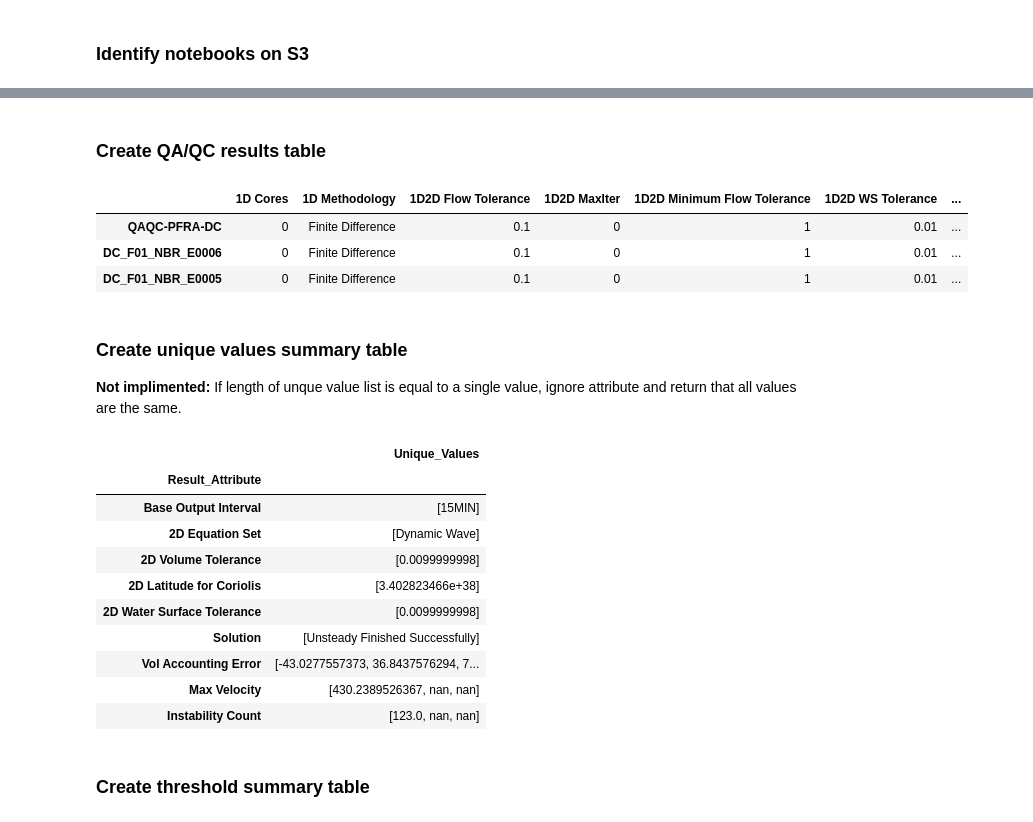
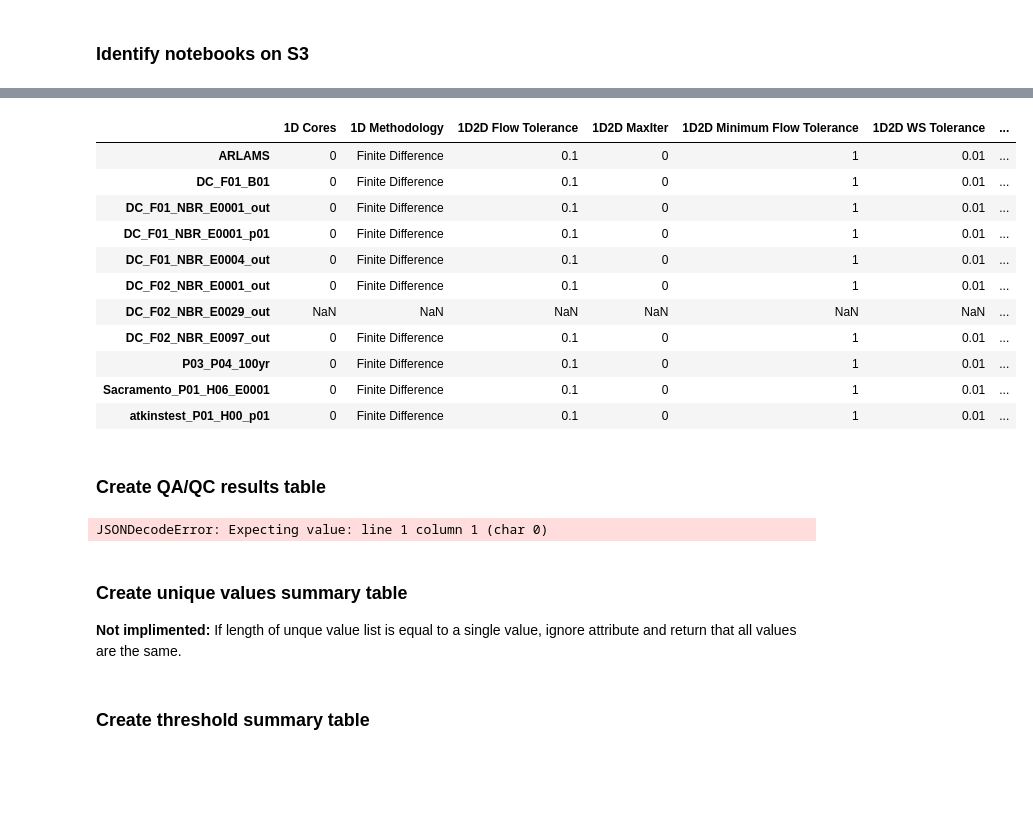
Before and after one commit to Dewberry/hecrasio, a Jupyter notebook: Summarize-QAQC.ipynb, the cells around one changed output, grey strips where cells are left out. Cells and saved outputs as stored; diff of their text form; code cells hidden in the pictures; blank space fills up the shorter version.

```diff
--- a/Summarize-QAQC.ipynb
+++ b/Summarize-QAQC.ipynb
@@ -25,6 +25,6 @@ pd.set_option("display.max_columns", 1000)
 # %%
 # Either of these will work
 
-# pull_scraps(single_folder = "s3://azavea/jwx_test/nbs/nbs_all/")
+books = pull_scraps(single_folder = "s3://azavea/jwx_test/data/pfra_test_nbs")
 
-books = pull_scraps(multi_folder = 'yes', bucket = 'azavea', prefix = 'jwx_test/nbs/nb0', name_selector = 'DC')
+# books = pull_scraps(multi_folder = 'yes', bucket = 'azavea', prefix = 'jwx_test/nbs/nb0', name_selector = 'DC')
@@ -30,0 +54,15 @@ books = pull_scraps(multi_folder = 'yes', bucket = 'azavea', prefix = 'jwx_test/
+# %%
+result_dict = {}
+for tup in books:
+    nb, results = tup
+    scrap_data = []
+    for scrap in results.scraps:
+        if scrap == 'Global Errors':
+            errors = results.scraps['Global Errors'].data
+            print("WARNING! {} had the following global errors: {}".format(nb, errors))
+        elif scrap != 'Global Errors':
+            logged_information = list(json.loads(scrap).values())[0]
+            scrap_data.append(logged_information)
+        else:
+            print('Unexpected scrap name identified, please troubleshoot!')
+    result_dict[nb] = dict(ChainMap(*scrap_data))
@@ -31,13 +72,25 @@ books = pull_scraps(multi_folder = 'yes', bucket = 'azavea', prefix = 'jwx_test/
+# %%
+pd.DataFrame.from_dict(result_dict).T
+# %% [output]
+|  | 1D Cores | 1D Methodology | 1D2D Flow Tolerance | 1D2D MaxIter | 1D2D Minimum Flow Tolerance | 1D2D WS Tolerance | ... |
+| ARLAMS | 0 | Finite Difference | 0.1 | 0 | 1 | 0.01 | ... |
+| DC_F01_B01 | 0 | Finite Difference | 0.1 | 0 | 1 | 0.01 | ... |
+| DC_F01_NBR_E0001_out | 0 | Finite Difference | 0.1 | 0 | 1 | 0.01 | ... |
+| DC_F01_NBR_E0001_p01 | 0 | Finite Difference | 0.1 | 0 | 1 | 0.01 | ... |
+| DC_F01_NBR_E0004_out | 0 | Finite Difference | 0.1 | 0 | 1 | 0.01 | ... |
+| DC_F02_NBR_E0001_out | 0 | Finite Difference | 0.1 | 0 | 1 | 0.01 | ... |
+| DC_F02_NBR_E0029_out | NaN | NaN | NaN | NaN | NaN | NaN | ... |
+| DC_F02_NBR_E0097_out | 0 | Finite Difference | 0.1 | 0 | 1 | 0.01 | ... |
+| P03_P04_100yr | 0 | Finite Difference | 0.1 | 0 | 1 | 0.01 | ... |
+| Sacramento_P01_H06_E0001 | 0 | Finite Difference | 0.1 | 0 | 1 | 0.01 | ... |
+| atkinstest_P01_H00_p01 | 0 | Finite Difference | 0.1 | 0 | 1 | 0.01 | ... |
 # %% [markdown]
 ### Create QA/QC results table
 # %%
 results = make_qaqc_table(books)
 results.head(5)
 # %% [output]
-|  | 1D Cores | 1D Methodology | 1D2D Flow Tolerance | 1D2D MaxIter | 1D2D Minimum Flow Tolerance | 1D2D WS Tolerance | ... |
-| QAQC-PFRA-DC | 0 | Finite Difference | 0.1 | 0 | 1 | 0.01 | ... |
-| DC_F01_NBR_E0006 | 0 | Finite Difference | 0.1 | 0 | 1 | 0.01 | ... |
-| DC_F01_NBR_E0005 | 0 | Finite Difference | 0.1 | 0 | 1 | 0.01 | ... |
+JSONDecodeError: Expecting value: line 1 column 1 (char 0)
 # %% [markdown]
 ### Create unique values summary table
 **Not implimented:** If length of unque value list is equal to a single value, ignore attribute and return that all values are the same.
@@ -55,18 +108,6 @@ relevant_columns = ['Base Output Interval',
 unique_df = identify_unique_values(results, relevant_columns)
 
 unique_df.head(10)
-# %% [output]
-|  | Unique_Values |
-| Result_Attribute |  |
-| Base Output Interval | [15MIN] |
-| 2D Equation Set | [Dynamic Wave] |
-| 2D Volume Tolerance | [0.0099999998] |
-| 2D Latitude for Coriolis | [3.402823466e+38] |
-| 2D Water Surface Tolerance | [0.0099999998] |
-| Solution | [Unsteady Finished Successfully] |
-| Vol Accounting Error | [-43.0277557373, 36.8437576294, 7... |
-| Max Velocity | [430.2389526367, nan, nan] |
-| Instability Count | [123.0, nan, nan] |
 # %% [markdown]
 ### Create threshold summary table
 # %%
```
Also changed, not shown: parts of 5 cells of this notebook, 1 other file.
